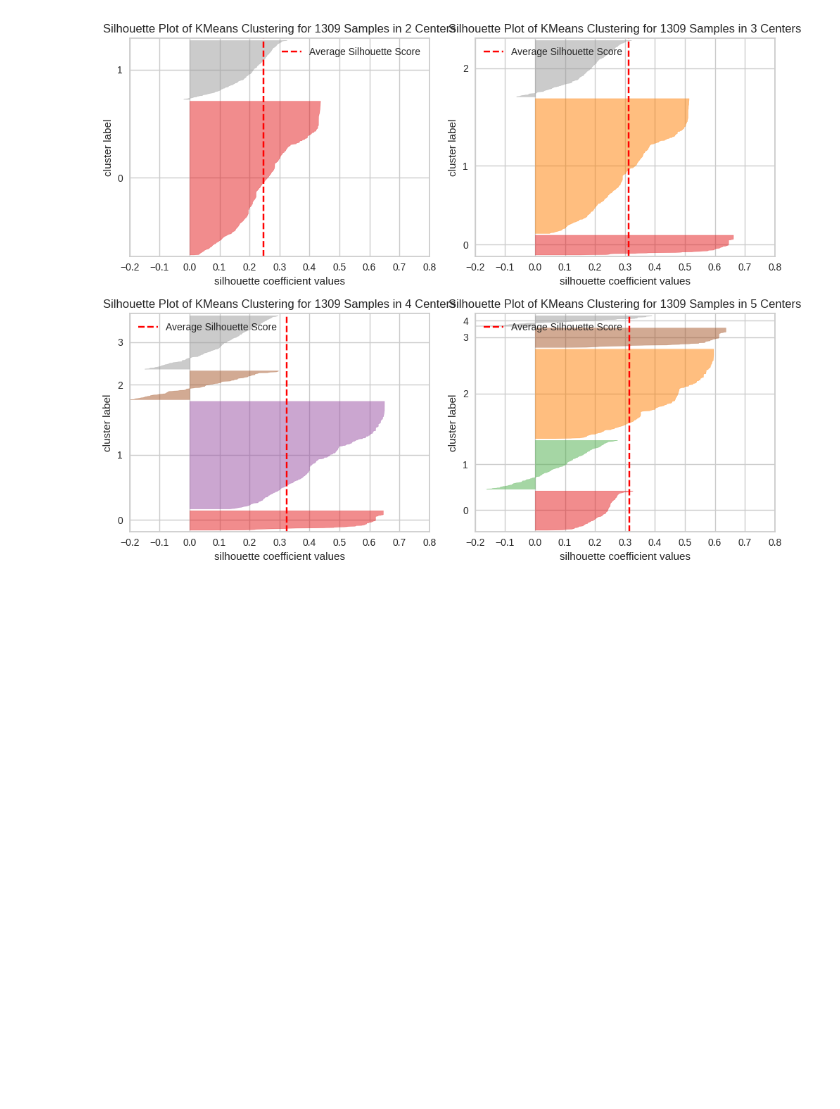
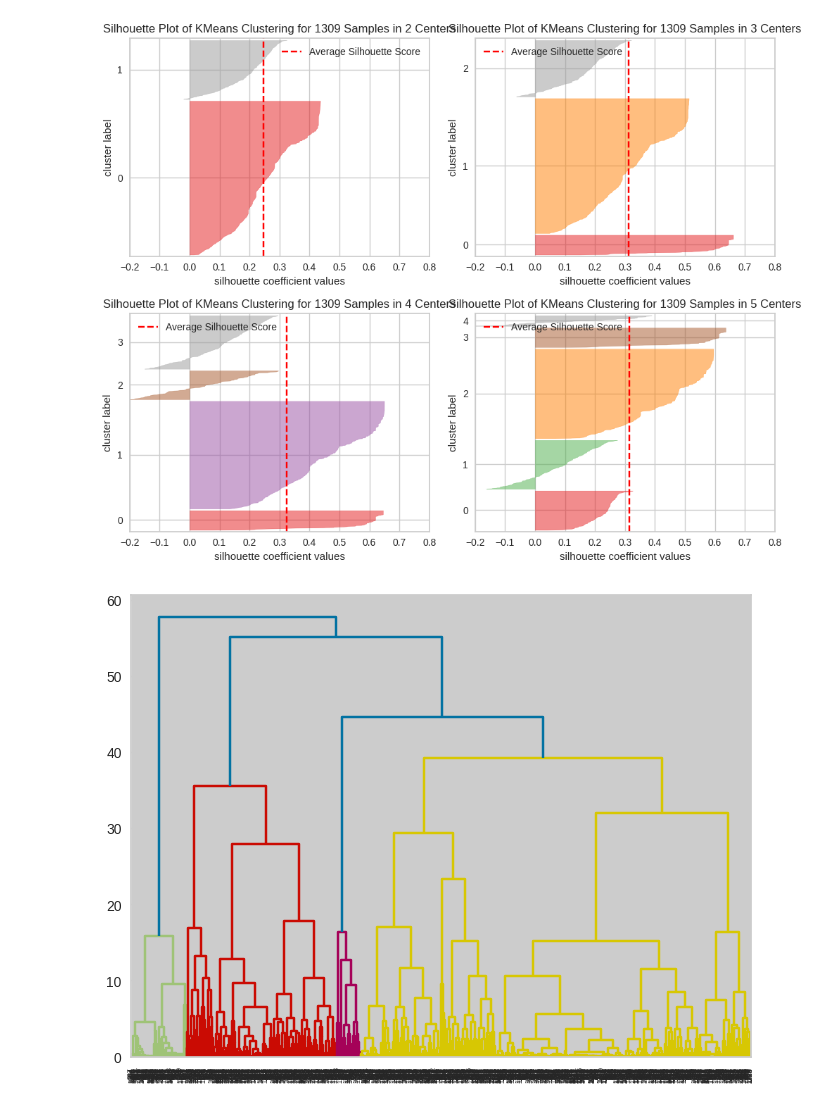
Before and after one commit to pcmoraesmenezes/Inteligencia-Artificial, a Jupyter notebook: Livros/Machine Learning - Guia de Referência Rápida/codigos/capitulo18.ipynb, the cells around one changed output. Saved outputs shown, nothing was run; the diff lists cells and outputs as text; code cells hidden in the pictures; blank space fills up the shorter version.

```diff
--- a/Livros/Machine Learning - Guia de Referência Rápida/codigos/capitulo18.ipynb
+++ b/Livros/Machine Learning - Guia de Referência Rápida/codigos/capitulo18.ipynb
@@ -180,0 +183,8 @@ plt.tight_layout()
+# %%
+fig, ax = plt.subplots(figsize=(8, 6))
+
+dend = hierarchy.dendrogram(
+    hierarchy.linkage(X_std, method="ward"),
+)
+# %% [output]
+[figure, added]
```
Also changed, not shown: parts of 16 cells of this notebook.
